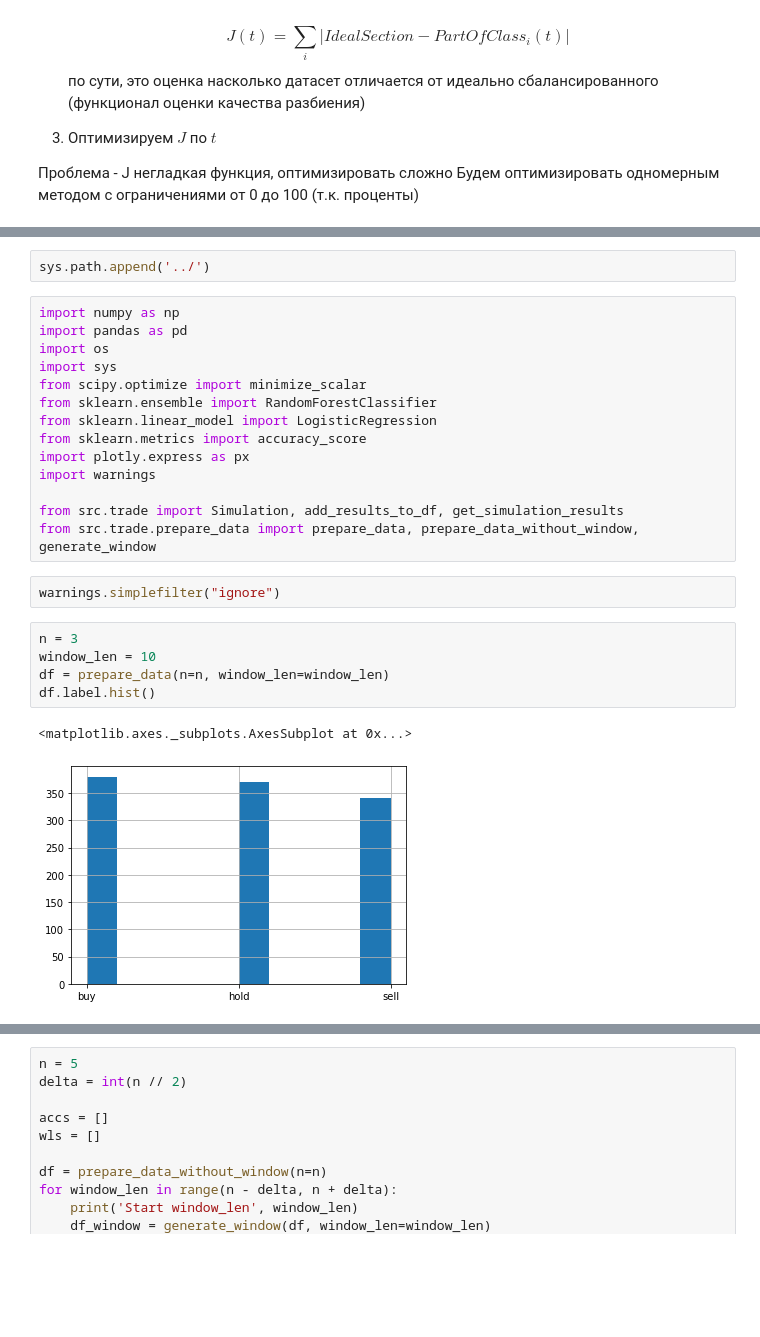
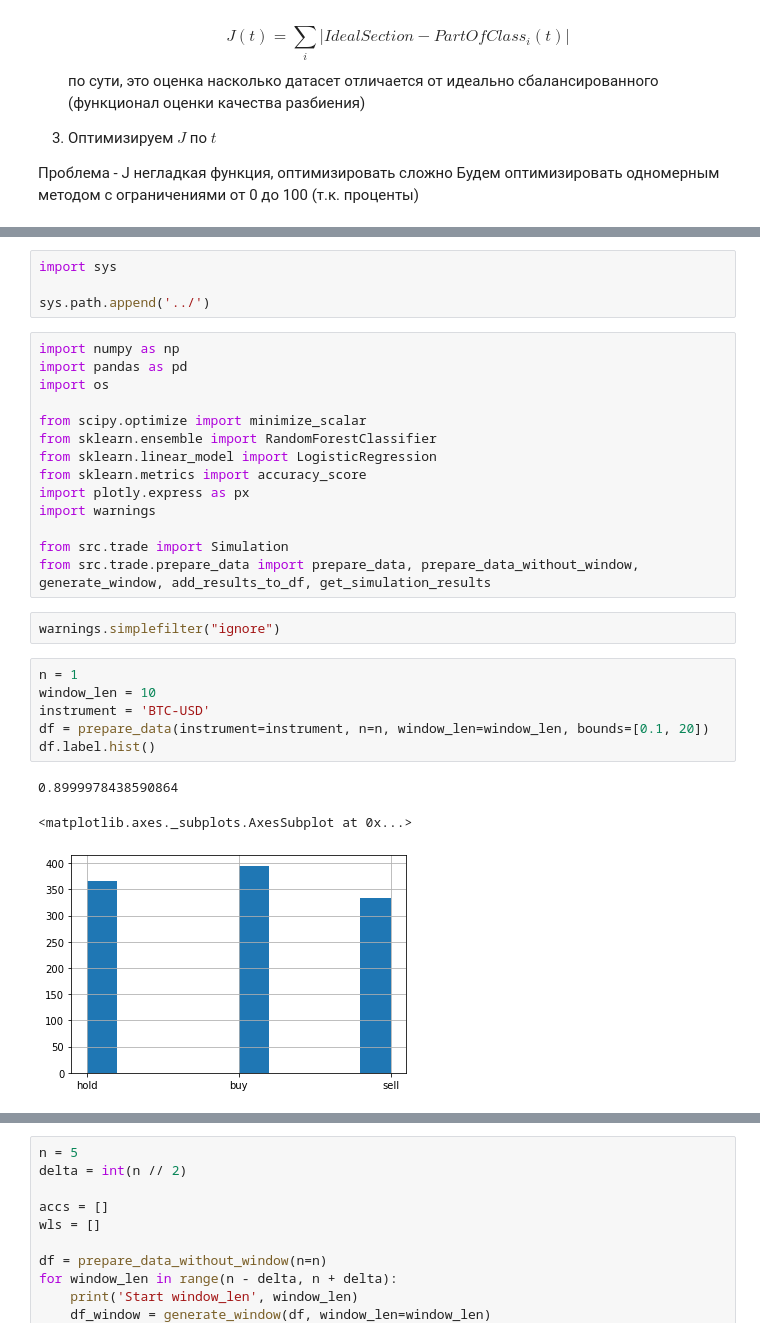
Before and after one commit to svkov/time-series-forecasting, a Jupyter notebook: notebooks/Classification.ipynb, the cells around one changed output, grey strips where cells are left out. Drawn from its saved outputs; the diff is of its cells as text; blank space fills up the shorter version.

```diff
--- a/notebooks/Classification.ipynb
+++ b/notebooks/Classification.ipynb
@@ -60,10 +57,12 @@ The autoreload extension is already loaded. To reload it, use:
 # %%
+import sys
+
 sys.path.append('../')
 # %%
 import numpy as np
 import pandas as pd
 import os
-import sys
+
 from scipy.optimize import minimize_scalar
 from sklearn.ensemble import RandomForestClassifier
 from sklearn.linear_model import LogisticRegression
@@ -71,18 +70,20 @@ from sklearn.metrics import accuracy_score
 import plotly.express as px
 import warnings
 
-from src.trade import Simulation, add_results_to_df, get_simulation_results
-from src.trade.prepare_data import prepare_data, prepare_data_without_window, generate_window
+from src.trade import Simulation
+from src.trade.prepare_data import prepare_data, prepare_data_without_window, generate_window, add_results_to_df, get_simulation_results
 # %%
 warnings.simplefilter("ignore")
 # %%
-n = 3
+n = 1
 window_len = 10
-df = prepare_data(n=n, window_len=window_len)
+instrument = 'BTC-USD'
+df = prepare_data(instrument=instrument, n=n, window_len=window_len, bounds=[0.1, 20])
 df.label.hist()
 # %% [output]
-<matplotlib.axes._subplots.AxesSubplot at 0x...>
+0.8999978438590864
+<matplotlib.axes._subplots.AxesSubplot at 0x...>
-[figure, old version]
+[figure, new version]
 # %%
 df
 # %% [output]
```
Also changed, not shown: parts of 7 cells of this notebook, 3 other files.
